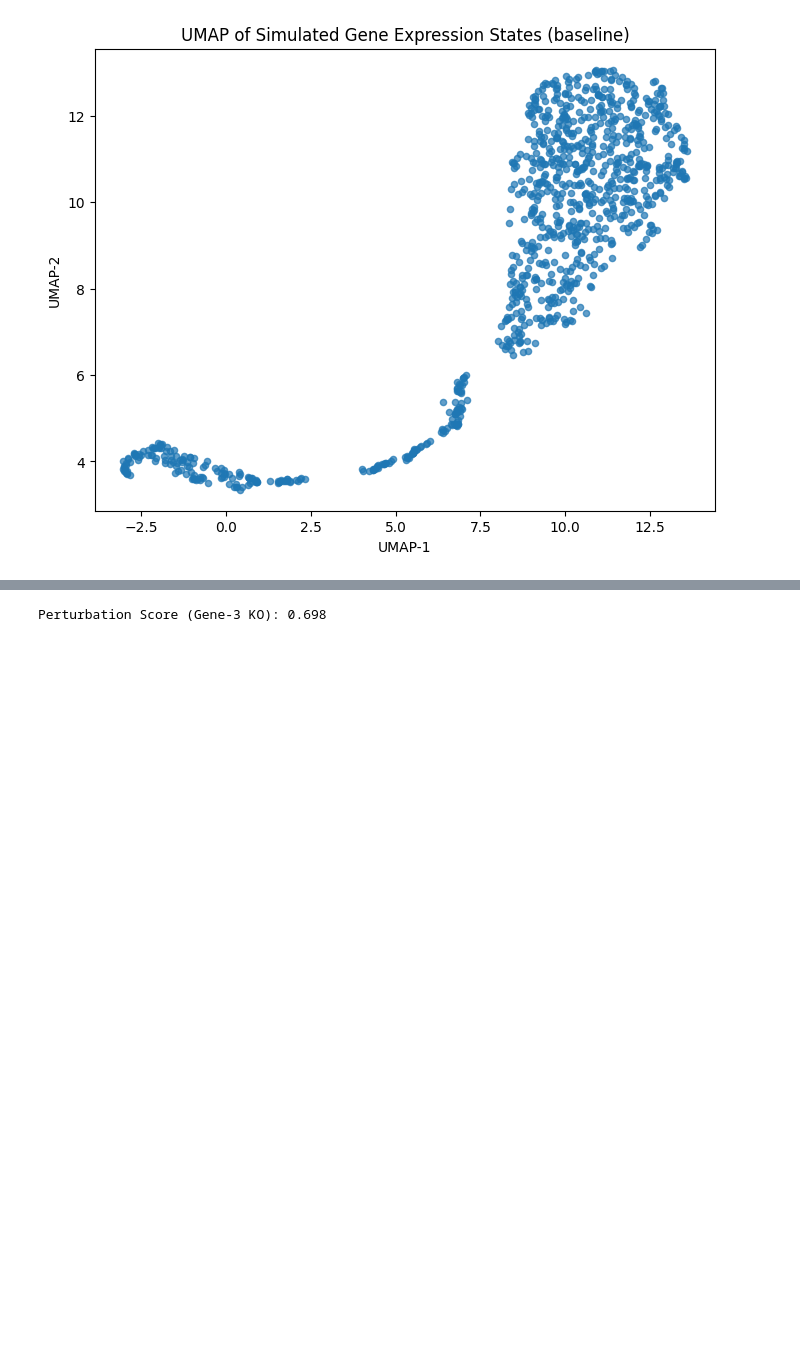
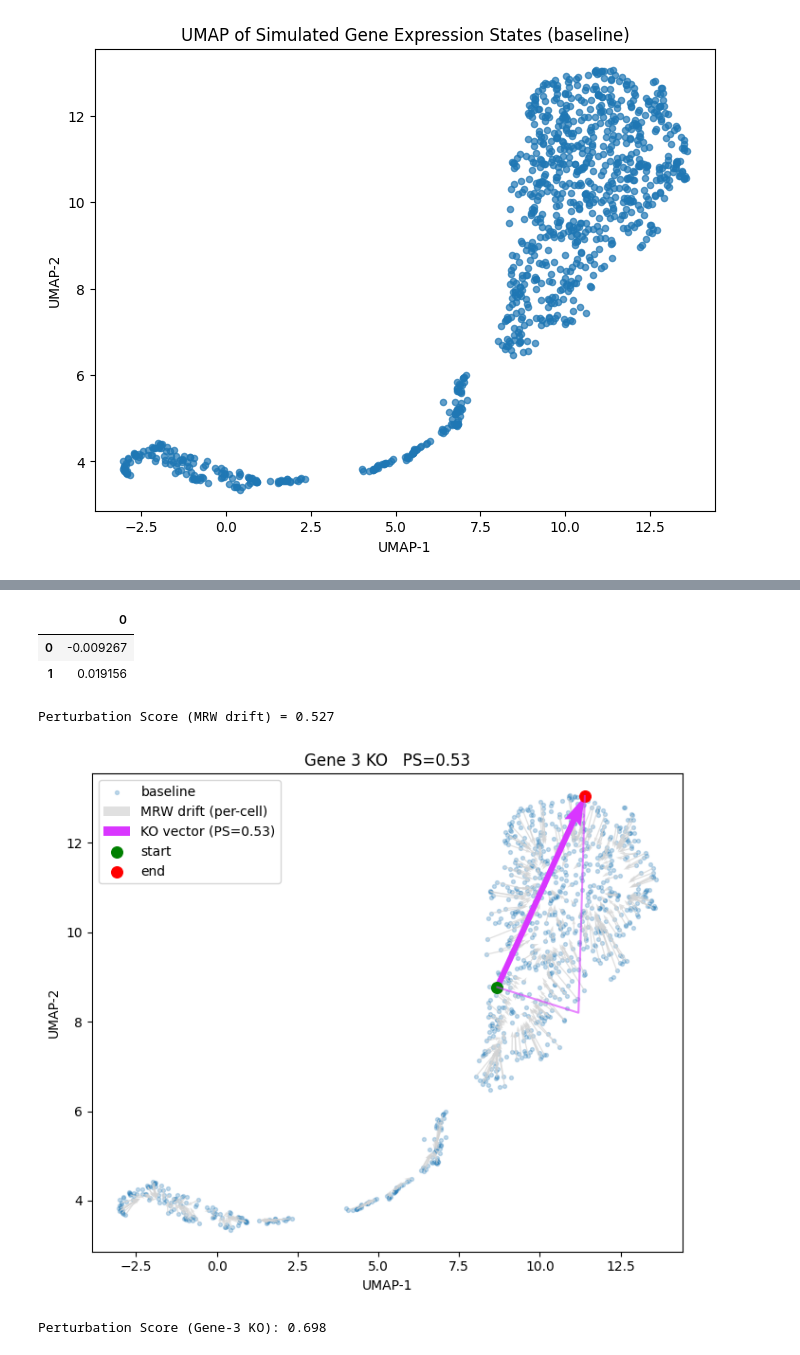
Before and after one commit to bioinfo-tsukuba/bayesian_retrosynthesis, a Jupyter notebook: simulation_bayesian_retrosynthesis.ipynb, the cells around one changed output, grey strips where cells are left out. Saved outputs shown, nothing was run; the diff lists cells and outputs as text; code cells hidden in the pictures; blank space fills up the shorter version.

```diff
--- a/simulation_bayesian_retrosynthesis.ipynb
+++ b/simulation_bayesian_retrosynthesis.ipynb
@@ -378,0 +401,3 @@ W_used = np.clip(W_hat/scale, -1, 1)                 # 正規化済み学習 GRN
+# %%
+base2d  = reducer.transform(X_continuous)                       # (cells, 2)
+traj2d  = reducer.transform(traj)
@@ -379,3 +435,55 @@ W_used = np.clip(W_hat/scale, -1, 1)                 # 正規化済み学習 GRN
+# %%
+pd.DataFrame(v_ref_MRW)
+# %% [output]
+|  | 0 |
+| 0 | -0.009267 |
+| 1 | 0.019156 |
+# %%
+# ---------- 1) PS を計算 -------------------------------------------------
+v_ref = v_ref_MRW                                  # 基準 drift (2,)
+v_sim = traj2d[-1] - traj2d[0]                     # KO 総移動 (2,)
+
+PS = np.dot(v_ref, v_sim) / (np.linalg.norm(v_ref) * np.linalg.norm(v_sim))
+print(f"Perturbation Score (MRW drift) = {PS:.3f}")
+
+# ---------- 2) 矢印の色を PS で決定 (CellOracle: magenta=促進, green=抑制) ----
+if   PS >  0: arrow_col = '#d936ff'   # magenta
+elif PS <  0: arrow_col = '#3aba36'   # green
+else:         arrow_col = 'gray'      # PS≈0
+
+# ---------- 3) 可視化 ----------------------------------------------------
+plt.figure(figsize=(7,6))
+plt.scatter(base2d[:,0], base2d[:,1], s=8, alpha=0.25, label="baseline")
+
+# ── (i) 全セルの drift フィールド (灰色小矢印) ──────────────────────────
+vecs  = end_pos - base2d                             # (N,2)
+every = max(1, len(base2d)//400)                    # 高密度なら間引き
+plt.quiver(base2d[::every,0], base2d[::every,1],
+           vecs[::every,0], vecs[::every,1],
+           angles='xy', scale_units='xy', scale=1,
+           color='lightgray', alpha=.7, width=0.002,
+           label="MRW drift (per-cell)")
+
+# ── (ii) KO ベクトル (PS 色) ────────────────────────────────────────────
+plt.quiver(traj2d[0,0], traj2d[0,1],               # 始点 = KO 開始位置
+           v_sim[0], v_sim[1],                     # dx, dy
+           angles='xy', scale_units='xy', scale=1,
+           color=arrow_col, width=0.01,            # ★ PS で色分け
+           label=f"KO vector (PS={PS:.2f})")
+
+# ── (iii) 時系列軌跡を薄線で補助的に表示（任意） ─────────────────────
+plt.plot(traj2d[:,0], traj2d[:,1], c=arrow_col, lw=1.5, alpha=.6)
+
+# ── (iv) 始点・終点を強調 ────────────────────────────────────────────
+plt.scatter(*traj2d[0],  c='green', s=70, label='start')
+plt.scatter(*traj2d[-1], c='red',   s=70, label='end')
+
+plt.title(f"Gene {pert_gene} KO   PS={PS:.2f}")
+plt.xlabel("UMAP-1"); plt.ylabel("UMAP-2")
+plt.legend(loc='best'); plt.tight_layout()
+# %% [output]
+Perturbation Score (MRW drift) = 0.527
+[figure, added]
 # %%
 x0        = X_continuous.mean(axis=0)
 traj_KO   = simulate_perturbation(x0, W_used, pert_gene=3, mode="KO", n_steps=30)
```
Also changed, not shown: parts of 48 cells of this notebook.
